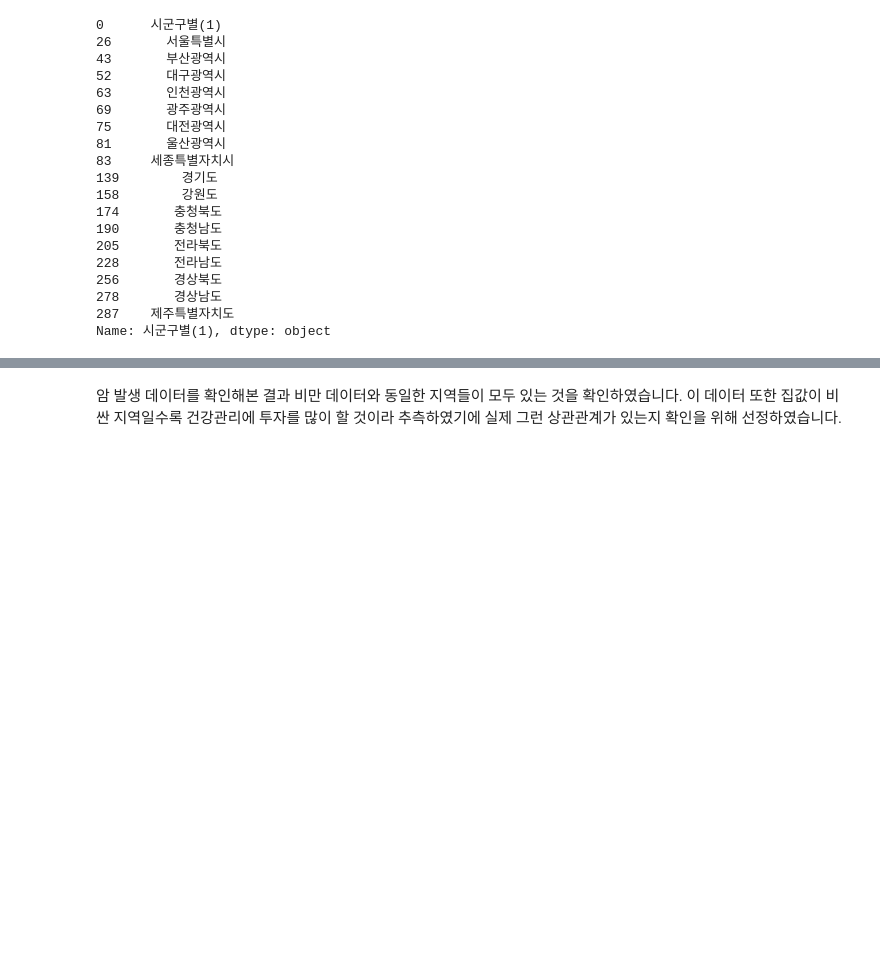
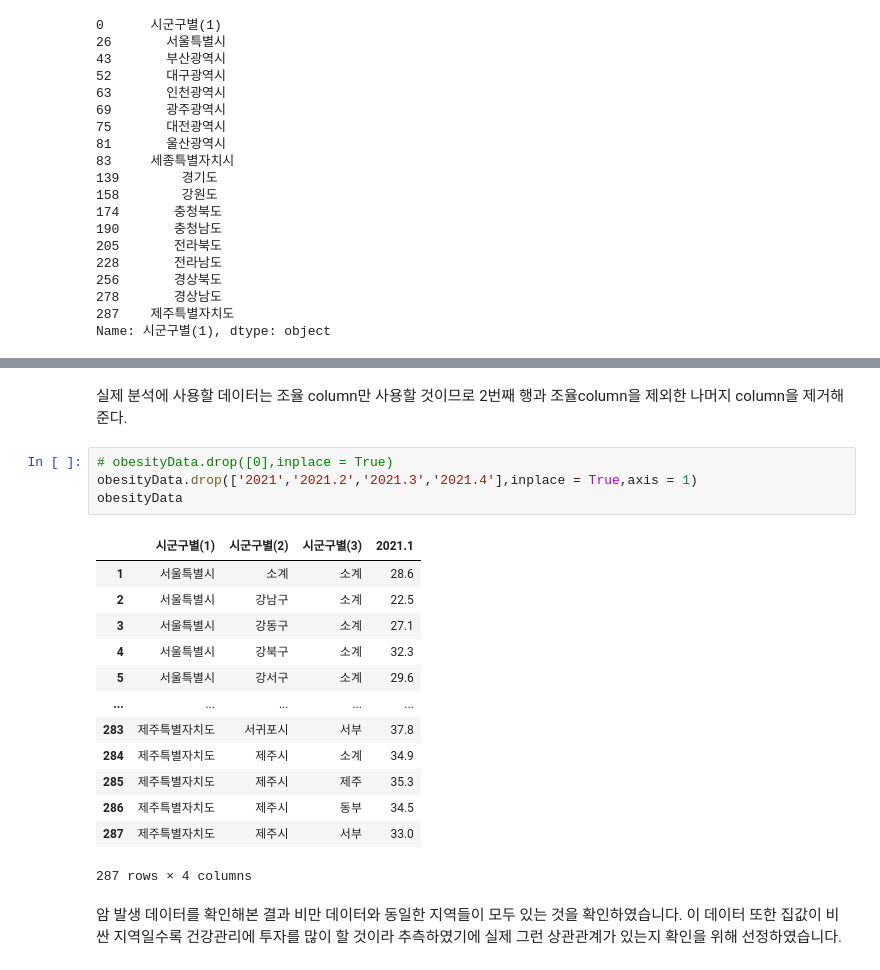
Before and after one commit to dongyoon9802/pythonAnalasys, a Jupyter notebook: pyhtonAnalysis.ipynb, the cells around one changed output, grey strips where cells are left out. Drawn from its saved outputs; the diff is of its cells as text; blank space fills up the shorter version.

```diff
--- a/pyhtonAnalysis.ipynb
+++ b/pyhtonAnalysis.ipynb
@@ -211,3 +251,23 @@ Name: 시군구별(1), dtype: object
+# %% [markdown]
+실제 분석에 사용할 데이터는 조율 column만 사용할 것이므로 2번째 행과 조율column을 제외한 나머지 column을 제거해준다.
+# %%
+# obesityData.drop([0],inplace = True)
+obesityData.drop(['2021','2021.2','2021.3','2021.4'],inplace = True,axis = 1)
+obesityData
+# %% [output]
+|  | 시군구별(1) | 시군구별(2) | 시군구별(3) | 2021.1 |
+| 1 | 서울특별시 | 소계 | 소계 | 28.6 |
+| 2 | 서울특별시 | 강남구 | 소계 | 22.5 |
+| 3 | 서울특별시 | 강동구 | 소계 | 27.1 |
+| 4 | 서울특별시 | 강북구 | 소계 | 32.3 |
+| 5 | 서울특별시 | 강서구 | 소계 | 29.6 |
+| ... | ... | ... | ... | ... |
+| 283 | 제주특별자치도 | 서귀포시 | 서부 | 37.8 |
+| 284 | 제주특별자치도 | 제주시 | 소계 | 34.9 |
+| 285 | 제주특별자치도 | 제주시 | 제주 | 35.3 |
+| 286 | 제주특별자치도 | 제주시 | 동부 | 34.5 |
+| 287 | 제주특별자치도 | 제주시 | 서부 | 33.0 |
+287 rows × 4 columns
 # %% [markdown]
 암 발생 데이터를 확인해본 결과 비만 데이터와 동일한 지역들이 모두 있는 것을 확인하였습니다. 이 데이터 또한 집값이 비싼 지역일수록 건강관리에 투자를 많이 할 것이라 추측하였기에 실제 그런 상관관계가 있는지 확인을 위해 선정하였습니다.
 # %%
```
Also changed, not shown: parts of 7 cells of this notebook.
